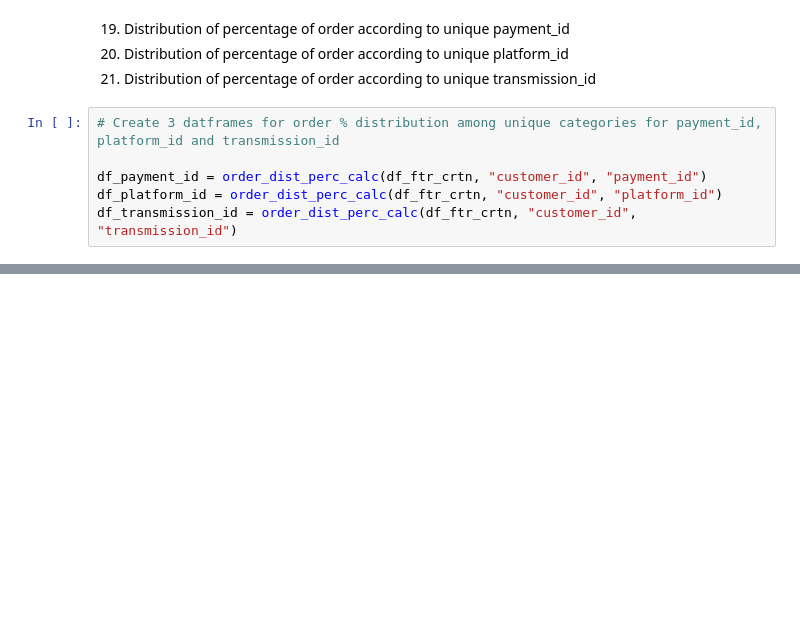
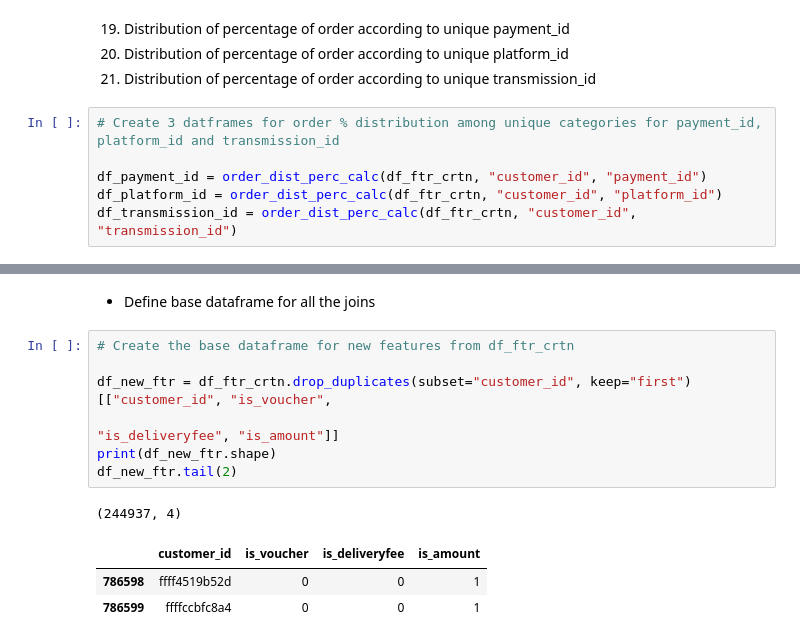
Before and after one commit to ashutosh3060/returning-customer-prediction, a Jupyter notebook: data_transformation.ipynb, the cells around one changed output, grey strips where cells are left out. Drawn from its saved outputs; the diff is of its cells as text; blank space fills up the shorter version.

```diff
--- a/data_transformation.ipynb
+++ b/data_transformation.ipynb
@@ -640,0 +646,14 @@ df_transmission_id.head(2)
+# %% [markdown]
+* Define base dataframe for all the joins
+# %%
+# Create the base dataframe for new features from df_ftr_crtn
+
+df_new_ftr = df_ftr_crtn.drop_duplicates(subset="customer_id", keep="first")[["customer_id", "is_voucher",
+                                                                              "is_deliveryfee", "is_amount"]]
+print(df_new_ftr.shape)
+df_new_ftr.tail(2)
+# %% [output]
+(244937, 4)
+|  | customer_id | is_voucher | is_deliveryfee | is_amount |
+| 786598 | ffff4519b52d | 0 | 0 | 1 |
+| 786599 | ffffccbfc8a4 | 0 | 0 | 1 |
```
Also changed, not shown: parts of 11 cells of this notebook.
